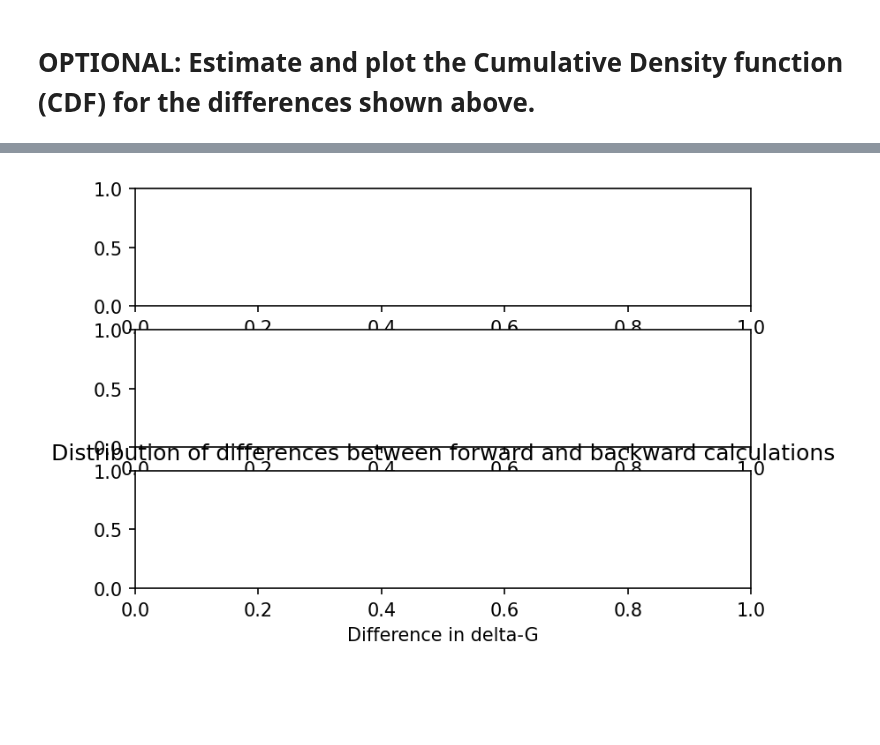
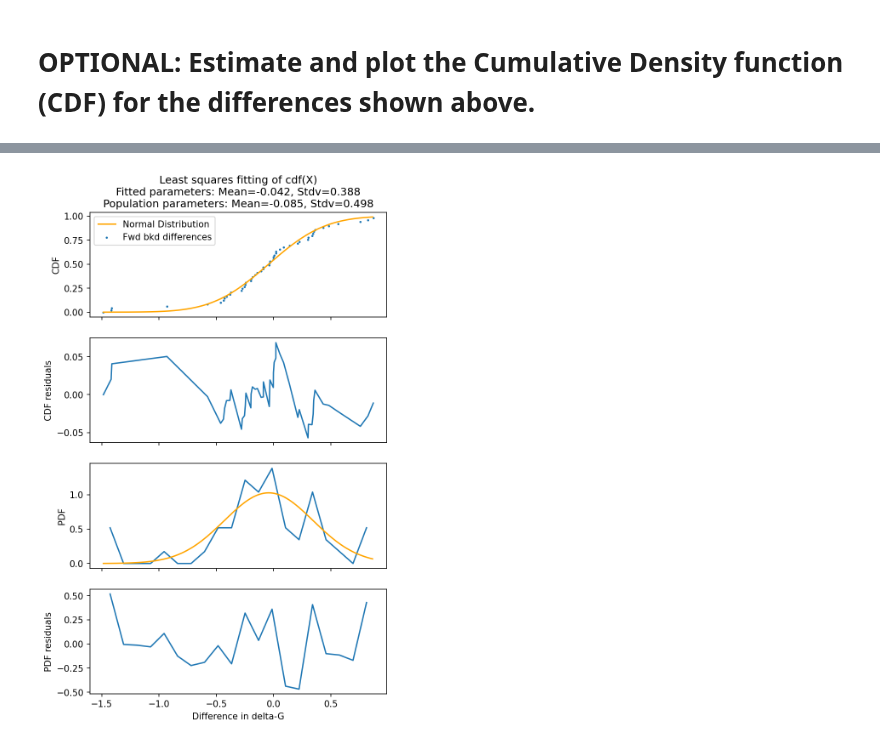
Before and after one commit to BranniganLab/safep, a Jupyter notebook: BAR_NAMD_alchemlyb.ipynb, the cells around one changed output, grey strips where cells are left out. Drawn from its saved outputs; the diff is of its cells as text; code cells hidden in the pictures; blank space fills up the shorter version.

Commit message:
calculate all histograms in one cell

```diff
--- a/BAR_NAMD_alchemlyb.ipynb
+++ b/BAR_NAMD_alchemlyb.ipynb
@@ -14,11 +14,11 @@ plt.rcParams['figure.dpi'] = 150
 # %%
 import os
 # %%
-path='/home/ems363/Documents/ELIC/211/replicaC/'
+path='/home/ems363/membraneDecoupling/pctopg/ReplicaA/'
 filename='*.fep*'
 fepoutFiles = glob(path+filename)
 temperature = 300
-RT = 0.00198720650096 * temperature # ca. 0.59kcal/mol
+RT = 0.00198720650096 * temperature # ca. 0.59kcal/mol at room temperature
 totalSize = 0
 for file in fepoutFiles:
     totalSize += os.path.getsize(file)
@@ -30,6 +30,7 @@ Total size:0.25GB
 fepoutFiles = natsorted(fepoutFiles)
 maxSize = 10**9 #Don't use the alchemlyb parser if larger than this size. (bytes)
 decorrelate = False
+DiscrepancyFitting = 'LS' #ML = fit PDF of discrepancies with a normal distribution maximum likelihood estimator. LS = fit CDF of discrepancies with a normal distribution least-squares estimator
 # %% [markdown]
 # For large data sets: read, decorrelate, save
 This reduces RAM requirements between reading and decorrelating
@@ -241,41 +238,65 @@ def cumFn(x, m, s):
 # %%
 #fit a normal distribution to the existing data
-#fitted = norm.fit(X) # fit a normal distribution to X
-fitted = scipyFit(cumFn, X, Y)[0] #Fit norm.cdf to (X,Y)
+
+if DiscrepancyFitting == 'LS':
+    fitted = scipyFit(cumFn, X, Y)[0] #Fit norm.cdf to (X,Y)
+elif DiscrepancyFitting == 'ML':
+    #fitted = scipyFit(pdfFn, X, Y)[0]
+    fitted = norm.fit(X) # fit a normal distribution to X
+else:
+    raise("Error: Discrepancy fitting code not known. Acceptable values: ML or LS")
+discrepancies = dG_f + np.array(dG_b)
 
 dx = 0.01
-Xnorm  = np.arange(np.min(X), np.max(X), dx)
-
-Ynorm = norm.cdf(Xnorm, fitted[0], fitted[1])
-Yexpected = norm.cdf(X, fitted[0], fitted[1])
+cdfXnorm  = np.arange(np.min(X), np.max(X), dx)
+cdfYnorm = norm.cdf(cdfXnorm, fitted[0], fitted[1])
+cdfYexpected = norm.cdf(X, fitted[0], fitted[1])
 
 #plot the data as they are (estimate the CDF) and the fitted cdf
-fig, (ax1, ax2, ax3) = plt.subplots(3, 1)
+fig, (cdfAx, cdfResid, pdfAx, pdfResid) = plt.subplots(4, 1, sharex=True)
 plt.xlabel('Difference in delta-G')
-plt.title("Distribution of differences between forward and backward calculations")
 
-ax1.ylabel("CDF")
-ax1.scatter(X, Y, 2, label="Fwd bkd differences")
-ax.plot(Xnorm, Ynorm, label="Normal Distribution", color="orange")
+cdfAx.scatter(X, Y, 2, label="Fwd bkd differences")
+cdfAx.plot(cdfXnorm, cdfYnorm, label="Normal Distribution", color="orange")
+cdfAx.set_ylabel("CDF")
+cdfAx.legend()
+
+#cdf Residuals
+cdfResiduals = Y-cdfYexpected
+cdfResid.plot(X, cdfResiduals)
+cdfResid.set_ylabel("CDF residuals")
+
+#pdf
+dx = 0.01
+dx = 0.01
 
 binNum = 20
 window = binNum
-#dydx = getMovingAveSlope(X, Y, window)
-#e = int(window/2)
-axins = inset_axes(ax, width=1.5, height=1, loc="center left", borderpad=2)
-axins.hist(dG_f + np.array(dG_b), bins=binNum, density=True);
-#axins.plot(X[e:-e], dydx[:-1], color="gray")
-axins.set_title("PDF")
-#axins.tick_params(labelleft=False, labelbottom=False)
+pdfY, pdfX = np.histogram(discrepancies, bins=binNum, density=True)
+pdfX = (pdfX[1:]+pdfX[:-1])/2
 
-residuals = Y-Yexpected
-axins2 = inset_axes(ax, width="40%", height="20%", loc=4, borderpad=2)
-axins2.plot(X, residuals)
-axins2.set_title("residuals of CDF")
-#axins2.tick_params(labelleft=False, labelbottom=False)
+pdfXnorm  = np.arange(np.min(X), np.max(X), dx)
+pdfYnorm = norm.pdf(pdfXnorm, fitted[0], fitted[1])
 
-ax.legend()
+pdfYexpected = norm.pdf(pdfX, fitted[0], fitted[1])
 
-plt.savefig(f"{path}DistributionOfDifferences{affix}.png", dpi=600)
+pdfAx.plot(pdfX, pdfY,  label="Estimated Distribution")
+pdfAx.set_ylabel("PDF")
+pdfAx.plot(pdfXnorm, pdfYnorm, label="Fitted Normal Distribution", color="orange")
+
+#pdf residuals
+pdfResiduals = pdfY-pdfYexpected
+pdfResid.plot(pdfX, pdfResiduals)
+pdfResid.set_ylabel("PDF residuals")
+
+
+fig.set_figheight(10)
+if DiscrepancyFitting == 'LS':
+    cdfAx.title.set_text(f"Least squares fitting of cdf(X)\nFitted parameters: Mean={np.round(fitted[0],3)}, Stdv={np.round(fitted[1],3)}\nPopulation parameters: Mean={np.round(np.average(X),3)}, Stdv={np.round(np.std(X),3)}")
+    plt.savefig(f"{path}LeastSquaresCDF{affix}.png", dpi=600)
+elif DiscrepancyFitting == 'ML':
+    cdfAx.title.set_text(f"Maximum likelihood fitting of X\nFitted parameters: Mean={np.round(fitted[0],3)}, Stdv={np.round(fitted[1],3)}\nPopulation parameters: Mean={np.round(np.average(X),3)}, Stdv={np.round(np.std(X),3)}")
+    plt.savefig(f"{path}MaximumLikelihood{affix}.png", dpi=600)
+
 plt.show()
 # %% [output]
@@ -283 +303 @@ AttributeError: 'AxesSubplot' object has no attribute 'ylabel'
-[figure, old version]
+[figure, new version]
```
Also changed, not shown: parts of 12 cells of this notebook, 1 other file.
